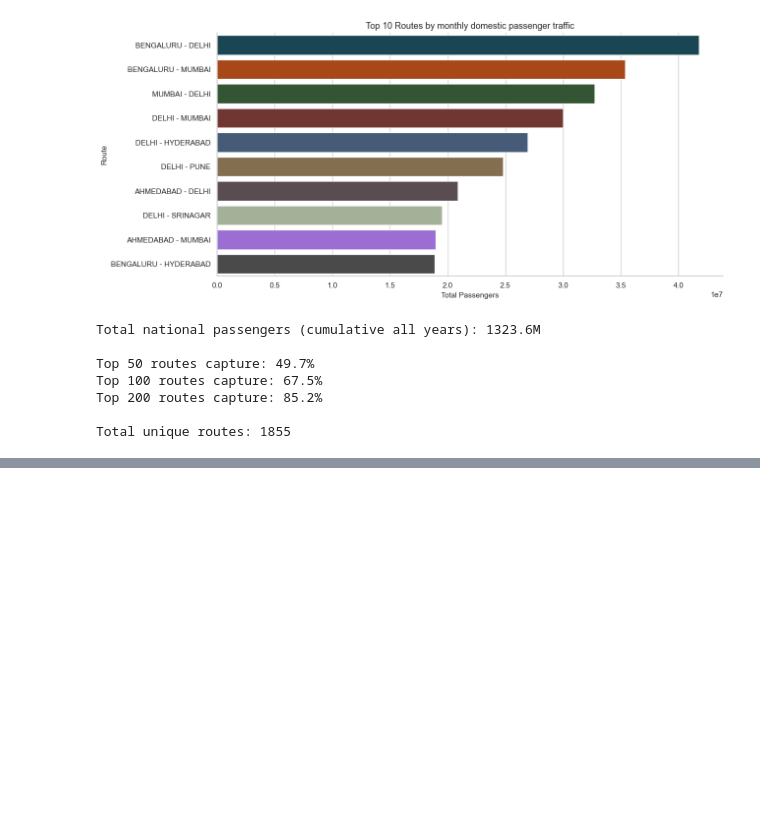
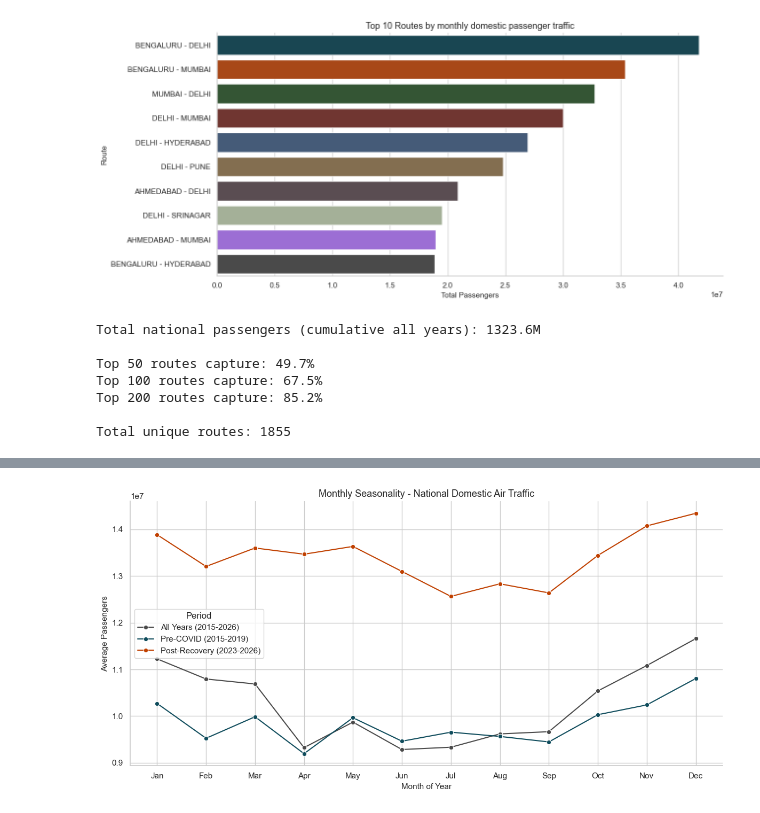
Before and after one commit to rahulmohandas11/india-air-traffic-forecast, a Jupyter notebook: notebooks/01_eda.ipynb, the cells around one changed output, grey strips where cells are left out. Drawn from its saved outputs; the diff is of its cells as text; code cells hidden in the pictures; blank space fills up the shorter version.

```diff
--- a/notebooks/01_eda.ipynb
+++ b/notebooks/01_eda.ipynb
@@ -386,0 +428,35 @@ By these choices, I intend to balance analytical rigor with the realities of mon
+# %%
+# Month-of-Year Seasonality Chart
+
+# Month-of-Year Aggregations
+seasonal_data = national_monthly.copy()
+seasonal_data['month'] = seasonal_data['date'].dt.month
+seasonal_data['year'] = seasonal_data['date'].dt.year
+
+# Calculating the average over years for each month
+all_years_average = seasonal_data.groupby('month')['Total_Pax'].mean().reset_index()
+all_years_average['period'] = 'All Years (2015-2026)'
+
+# Calculating Pre-COVID average (2015 to 2019)
+pre_covid_average = seasonal_data[seasonal_data['year'] < 2020].groupby('month')['Total_Pax'].mean().reset_index()
+pre_covid_average['period'] = 'Pre-COVID (2015-2019)'
+
+# Calculating Post-COVID average (2023 to 2026)
+post_recovery_average = seasonal_data[seasonal_data['year'] >= 2023].groupby('month')['Total_Pax'].mean().reset_index()
+post_recovery_average['period'] = 'Post-Recovery (2023-2026)'
+
+# Combine all three for plotting
+combined_seasonality = pd.concat([all_years_average, pre_covid_average, post_recovery_average])
+# %%
+# Plotting the monthl-of-year seasonality charts
+plt.figure(figsize=(12,6))
+sns.lineplot(data = combined_seasonality, x = 'month', y = 'Total_Pax', hue = 'period', marker='o', palette=[GREY,TEAL, ACCENT],markers= 'o')
+plt.title('Monthly Seasonality - National Domestic Air Traffic')
+plt.xlabel('Month of Year')
+plt.ylabel('Average Passengers')
+plt.xticks(range(1,13),['Jan', 'Feb', 'Mar', 'Apr', 'May', 'Jun', 'Jul', 'Aug', 'Sep', 'Oct', 'Nov', 'Dec'])
+plt.legend(title = 'Period')
+plt.tight_layout()
+plt.show()
+# %% [output]
+[figure, added]
```
Also changed, not shown: parts of 11 cells of this notebook.
